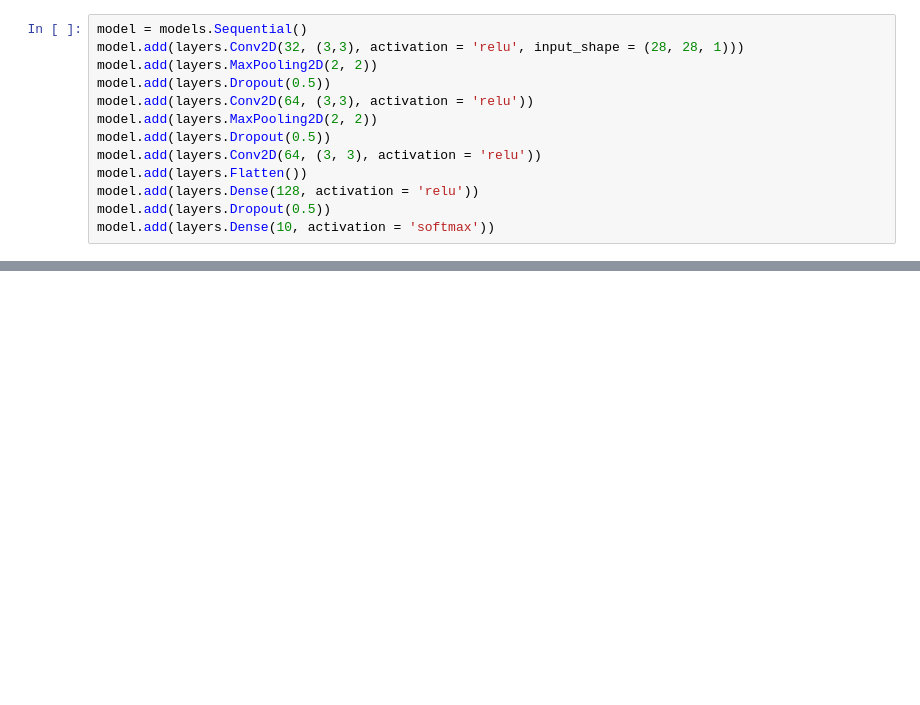
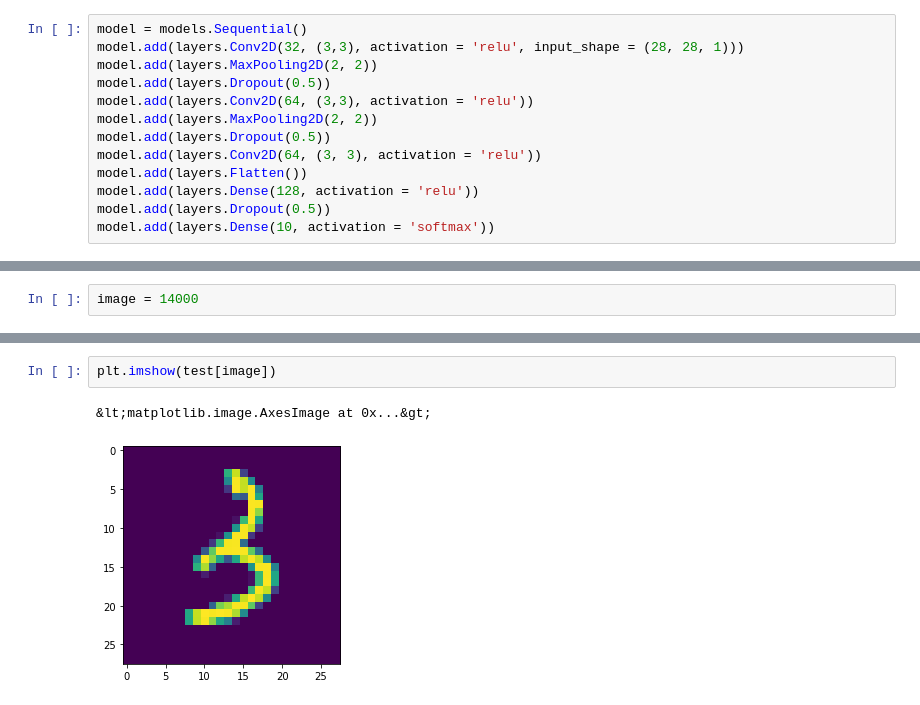
Before and after one commit to PrajwalShenoy/SudokuSolver, a Jupyter notebook: SudokuSolver/digit_recogniser.ipynb, the cells around one changed output, grey strips where cells are left out. Saved outputs shown, nothing was run; the diff lists cells and outputs as text; blank space fills up the shorter version.

```diff
--- a/SudokuSolver/digit_recogniser.ipynb
+++ b/SudokuSolver/digit_recogniser.ipynb
@@ -131,0 +183,2 @@ history = model.fit(x_train, y_train, epochs = 20, batch_size = 128)
+# %%
+image = 14000
@@ -131,0 +195,5 @@ history = model.fit(x_train, y_train, epochs = 20, batch_size = 128)
+# %%
+plt.imshow(test[image])
+# %% [output]
+&lt;matplotlib.image.AxesImage at 0x...&gt;
+[figure, added]
```
Also changed, not shown: parts of 13 cells of this notebook.
